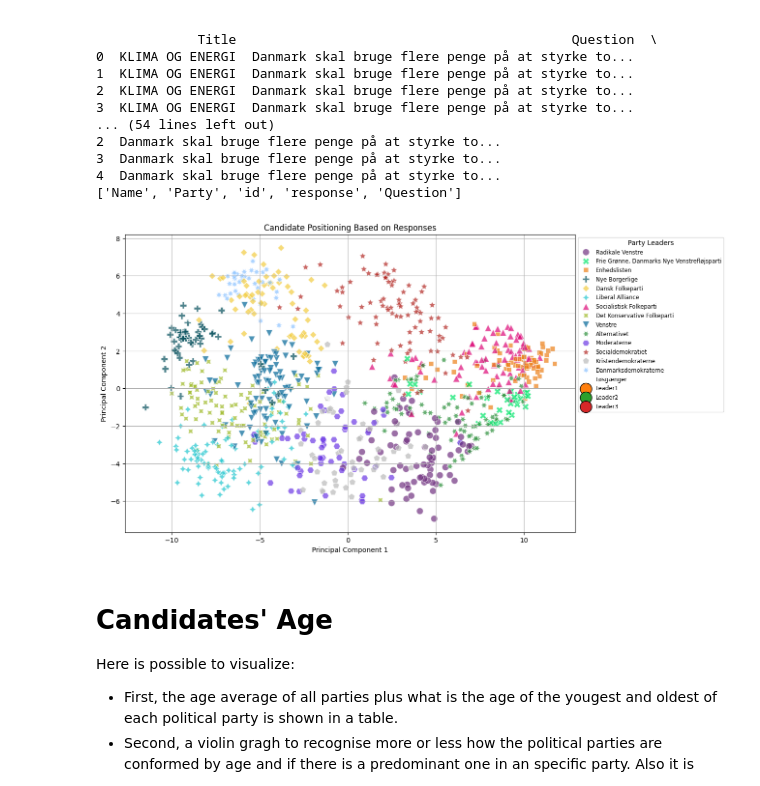
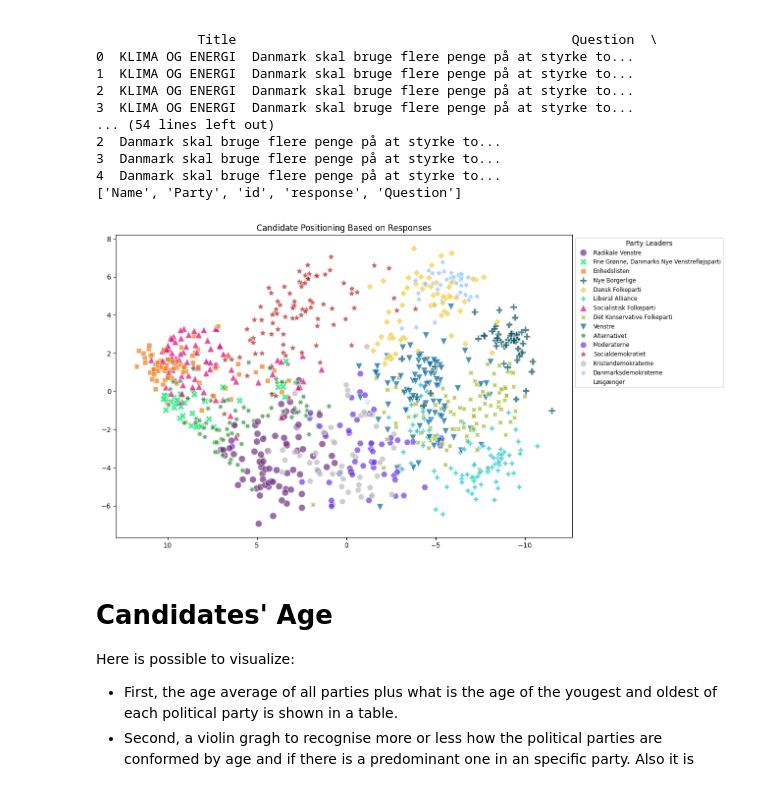
Before and after one commit to EarthOddity/mal-assignments, a Jupyter notebook: Assignment 2/2. Candidate Test 2022 I.ipynb, the cells around one changed output. Cells and saved outputs as stored; diff of their text form; code cells hidden in the pictures.

```diff
--- a/Assignment 2/2. Candidate Test 2022 I.ipynb
+++ b/Assignment 2/2. Candidate Test 2022 I.ipynb
@@ -230,22 +230,31 @@ print(final_combined_all_candidate_data.columns.tolist())
 4  Danmark skal bruge flere penge på at styrke to...
 ['Name', 'Party', 'id', 'response', 'Question']
 # %%
-danskcolor = {"Socialdemokratiet": '#b32722',
-"Radikale Venstre" : '#713280',
-"Det Konservative Folkeparti": '#9eba27',
-"Nye Borgerlige": '#054f5c',
-"Socialistisk Folkeparti" : '#dd0878',
-"Liberal Alliance": '#21c6cf',
-"Kristendemokraterne": '#bababa',
-"Moderaterne": '#6c39e5',
-"Dansk Folkeparti": '#f3cd41',
-"Frie Grønne, Danmarks Nye Venstrefløjsparti": '#00e66a',
-"Venstre": '#006697',
-"Danmarksdemokraterne": '#8ac3ff',
-"Enhedslisten": '#ed8019',
-"Alternativet": '#2a8f39',
-"Løsgænger": '#ffffff'}
+import pandas as pd
+import seaborn as sns
+import matplotlib.pyplot as plt
+from sklearn.decomposition import PCA
 
+# Your original color mapping
+danskcolor = {
+    "Socialdemokratiet": '#b32722',
+    "Radikale Venstre": '#713280',
+    "Det Konservative Folkeparti": '#9eba27',
+    "Nye Borgerlige": '#054f5c',
+    "Socialistisk Folkeparti": '#dd0878',
+    "Liberal Alliance": '#21c6cf',
+    "Kristendemokraterne": '#bababa',
+    "Moderaterne": '#6c39e5',
+    "Dansk Folkeparti": '#f3cd41',
+    "Frie Grønne, Danmarks Nye Venstrefløjsparti": '#00e66a',
+    "Venstre": '#006697',
+    "Danmarksdemokraterne": '#8ac3ff',
+    "Enhedslisten": '#ed8019',
+    "Alternativet": '#2a8f39',
+    "Løsgænger": '#ffffff'
+}
+
+# Melt DR responses
 responses_melted_DR = responsesFromDR.melt(
     id_vars=['Name', 'Party'],
     value_vars=dr_questions,
@@ -270,39 +279,47 @@ merged_TV2data = pd.merge(responses_melted_TV2, questionsFromTV2, on='id', how='
 
 # Combine DR and TV2 responses into a single DataFrame
 combined_responses = pd.concat([responses_melted_DR, merged_TV2data], ignore_index=True)
 
 # Pivot the combined responses to create a wide format for analysis
 wide_format = combined_responses.pivot_table(index=['Name', 'Party'], columns='id', values='response', aggfunc='first')
 
 # Fill NaN values with 0 or a neutral response if necessary
 wide_format.fillna(0, inplace=True)
 
 # Convert column names to strings
 wide_format.columns = wide_format.columns.astype(str)
 
 # Perform PCA
 pca = PCA(n_components=2)
 pca_result = pca.fit_transform(wide_format)
 
 # Create a DataFrame for the PCA results
 pca_df = pd.DataFrame(data=pca_result, columns=['PC1', 'PC2'])
 pca_df['Name'] = wide_format.index.get_level_values('Name')
 pca_df['Party'] = wide_format.index.get_level_values('Party')
 
+# Plot the PCA results
 plt.figure(figsize=(12, 8))
-sns.scatterplot(data=pca_df, x='PC1', y='PC2', hue='Party', style='Party',palette=danskcolor,  s=100, alpha=0.7)
-
+sns.scatterplot(data=pca_df, x='PC1', y='PC2', hue='Party', style='Party', palette=danskcolor, s=100, alpha=0.7)
 
 plt.title('Candidate Positioning Based on Responses')
-plt.xlabel('Principal Component 1')
-plt.ylabel('Principal Component 2')
+
+# Remove axis labels
+plt.xlabel('')
+plt.ylabel('')
+
+# Invert the x-axis
+plt.gca().invert_xaxis()
+
+# Remove grid
+plt.grid(False)
 
 # Adjust the legend position
 plt.legend(title='Party Leaders', loc='upper left', bbox_to_anchor=(1, 1), fontsize='small')
-plt.grid()
+
 plt.show()
 # %% [output]
-[figure, old version]
+[figure, new version]
 # %% [markdown]
 # Candidates' Age
 Here is possible to visualize:
```
